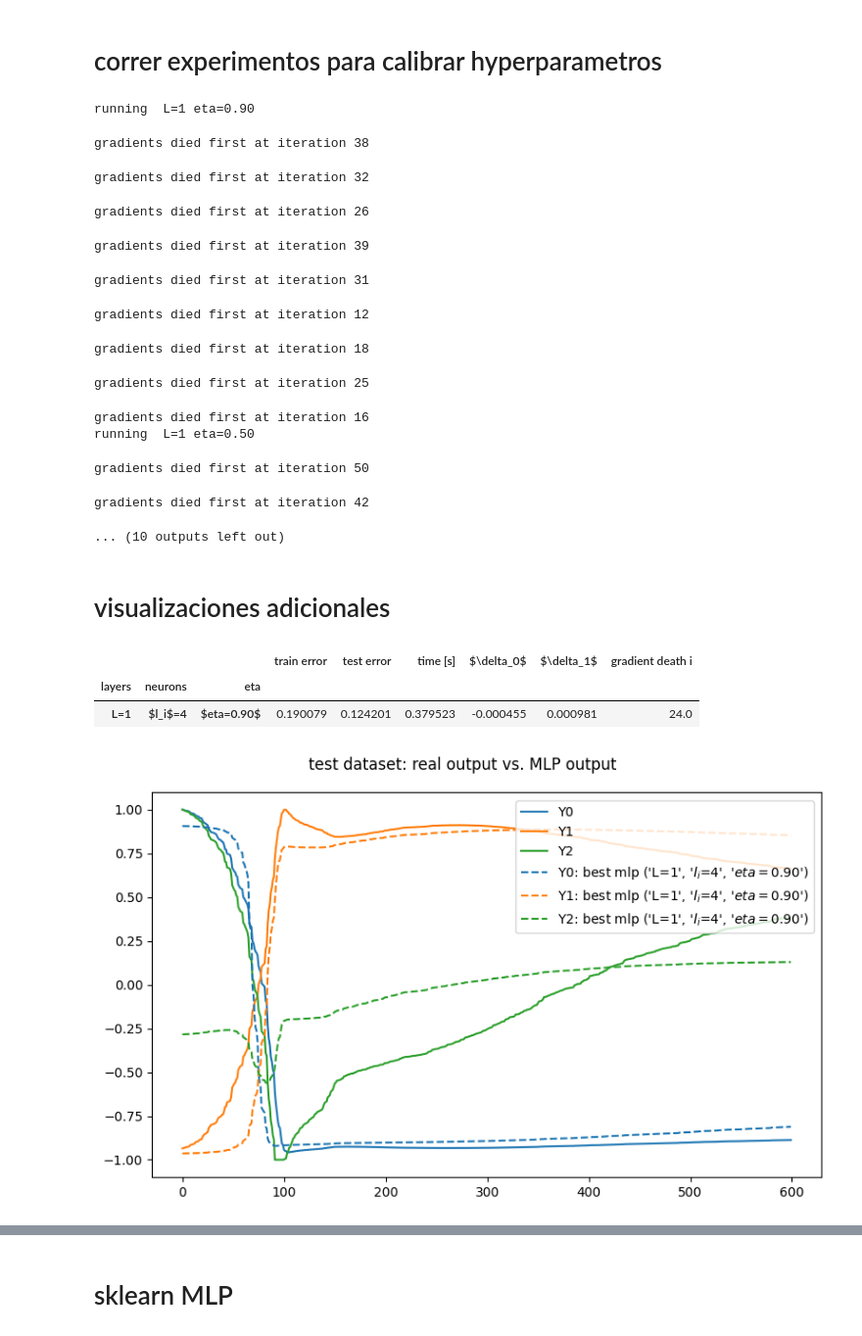
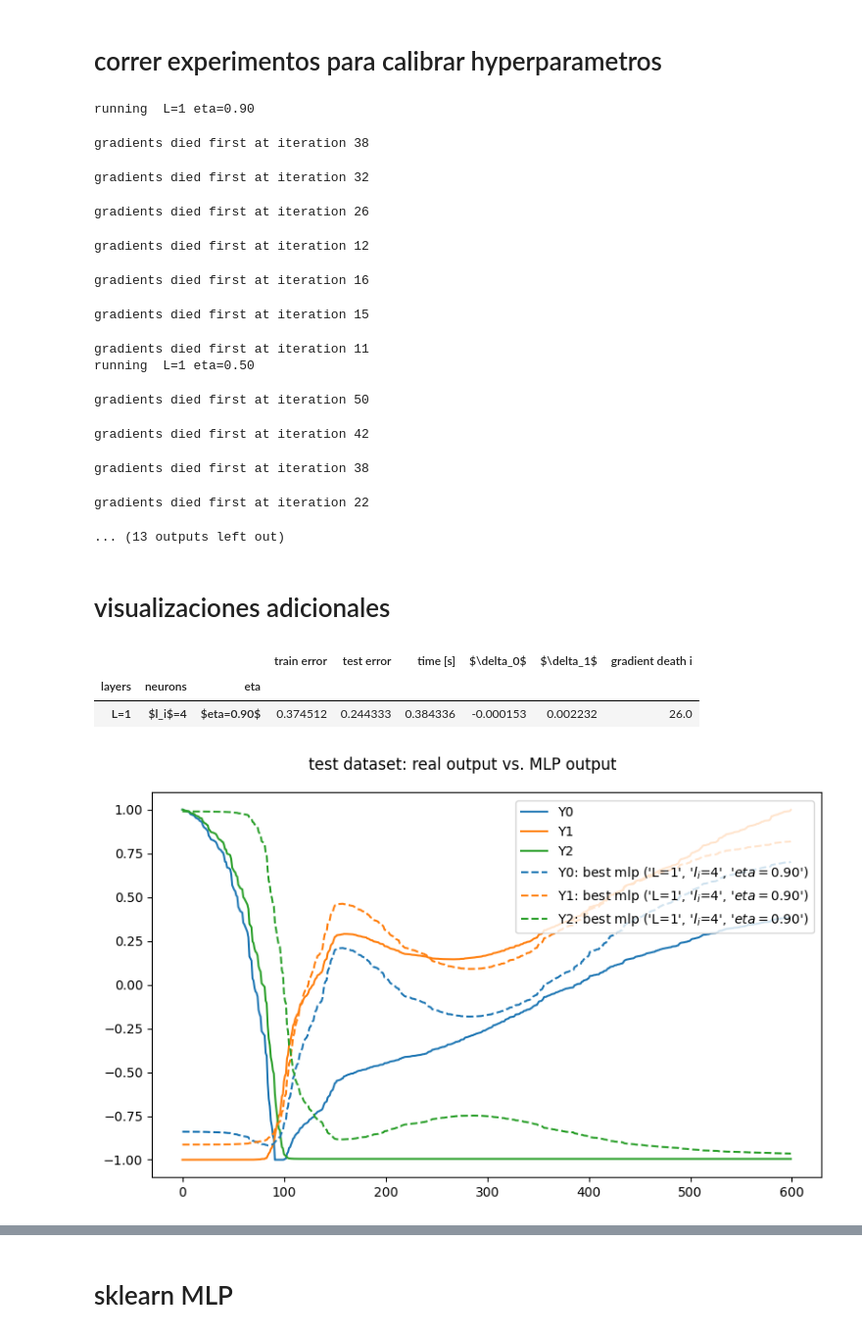
Before and after one commit to asgutierrt/Introduction_to_IA, a Jupyter notebook: neural_networks/autoencoder_mlp.ipynb, the cells around one changed output, grey strips where cells are left out. Shown at 98% size. Saved outputs shown, nothing was run; the diff lists cells and outputs as text; code cells hidden in the pictures.

```diff
--- a/neural_networks/autoencoder_mlp.ipynb
+++ b/neural_networks/autoencoder_mlp.ipynb
@@ -85,7 +85,7 @@ def graficar_Y(Y,predictions,figs,model_names,title,fig_path):
     fig = plt.figure(figsize=(8,5))
     cmap = plt.get_cmap('rainbow', 3)
     plt.plot(Y)
-    style_list=["--","..",".-"]
+    style_list=["--",":","-."]
     for i, name in enumerate(model_names):
         plt.gca().set_prop_cycle(None)
         Y_pred=np.array([json.loads(y_pred) for output,y_pred in predictions.loc[name].items()])
@@ -342,7 +339,7 @@ for L in [1]:
     for eta in [0.9,0.5,0.2]:
         exp_name="L=%i eta=%.2f"%(L,eta) # experiment identifier
         print('running ',exp_name)
-        for mj in [1,2,4,5,6,7,8,9,10]:
+        for mj in [1,2,4,7,10,13,15]:
             model_label=('L=%i'%L, '$l_i$=%i'%mj,'$eta=%.2f$'%eta)
             start=time.time()
 
@@ -369,42 +366,34 @@ running  L=1 eta=0.90
 gradients died first at iteration 38
 gradients died first at iteration 32
 gradients died first at iteration 26
-gradients died first at iteration 39
+gradients died first at iteration 12
-gradients died first at iteration 31
+gradients died first at iteration 16
-gradients died first at iteration 12
+gradients died first at iteration 15
-gradients died first at iteration 18
+gradients died first at iteration 11
+running  L=1 eta=0.50
-gradients died first at iteration 25
+gradients died first at iteration 50
-gradients died first at iteration 16
-running  L=1 eta=0.50
+gradients died first at iteration 42
-gradients died first at iteration 50
+gradients died first at iteration 38
-gradients died first at iteration 42
+gradients died first at iteration 22
-... (10 outputs left out)
+... (13 outputs left out)
 # %% [markdown]
 # visualizaciones adicionales
-# %%
-## selection criteria
-criteria=["train error"]
-figs=['best mlp','worst mlp','avrg mlp']
-error.sort_values(by=criteria, inplace=True)
-model_names=[error[error[criteria]==error[criteria].min()].dropna(how='all').index[0],
-            error[error[criteria]==error[criteria].max()].dropna(how='all').index[0],
-            error[error[criteria] >= error[criteria].mean()].dropna(how='all').iloc[0].name]
-
-# only best
-criteria=["train error"]
-figs=['best mlp']
-model_names=[error[error[criteria]==error[criteria].min()].dropna(how='all').index[0]]
-
-# plot all
-#model_names=error.index.to_list(); figs=['']*len(model_names)
 # %%
+# only best train error
+criteria=["test error"]
+figs=['best mlp']
+model_names=[error[error[criteria]==error[criteria].min()].dropna(how='all').index[0]]
+
+# plot all
+#model_names=error.index.to_list(); figs=['']*len(model_names)
+
 ## plot outputs
 graficar_Y(Y_d_test,predictions,figs,model_names,
         "test dataset: real output vs. MLP output",fig_path+'/test_outputs.png')
 ## errors
 display(error.loc[model_names].sort_index())
 # %% [output]
 |  |  |  | train error | test error | time [s] | $\delta_0$ | $\delta_1$ | gradient death i |
 | layers | neurons | eta |  |  |  |  |  |  |
-| L=1 | $l_i$=4 | $eta=0.90$ | 0.190079 | 0.124201 | 0.379523 | -0.000455 | 0.000981 | 24.0 |
+| L=1 | $l_i$=4 | $eta=0.90$ | 0.374512 | 0.244333 | 0.384336 | -0.000153 | 0.002232 | 26.0 |
-[figure, old version]
+[figure, new version]
```
Also changed, not shown: parts of 12 cells of this notebook.
